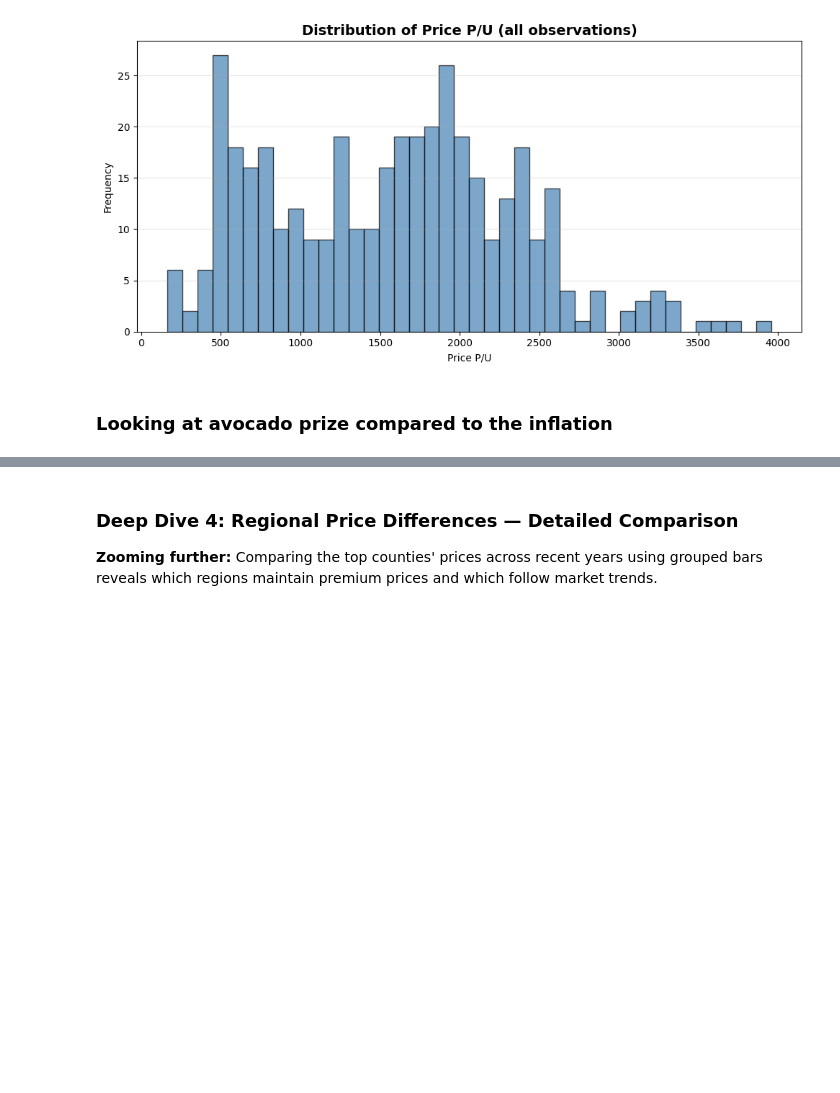
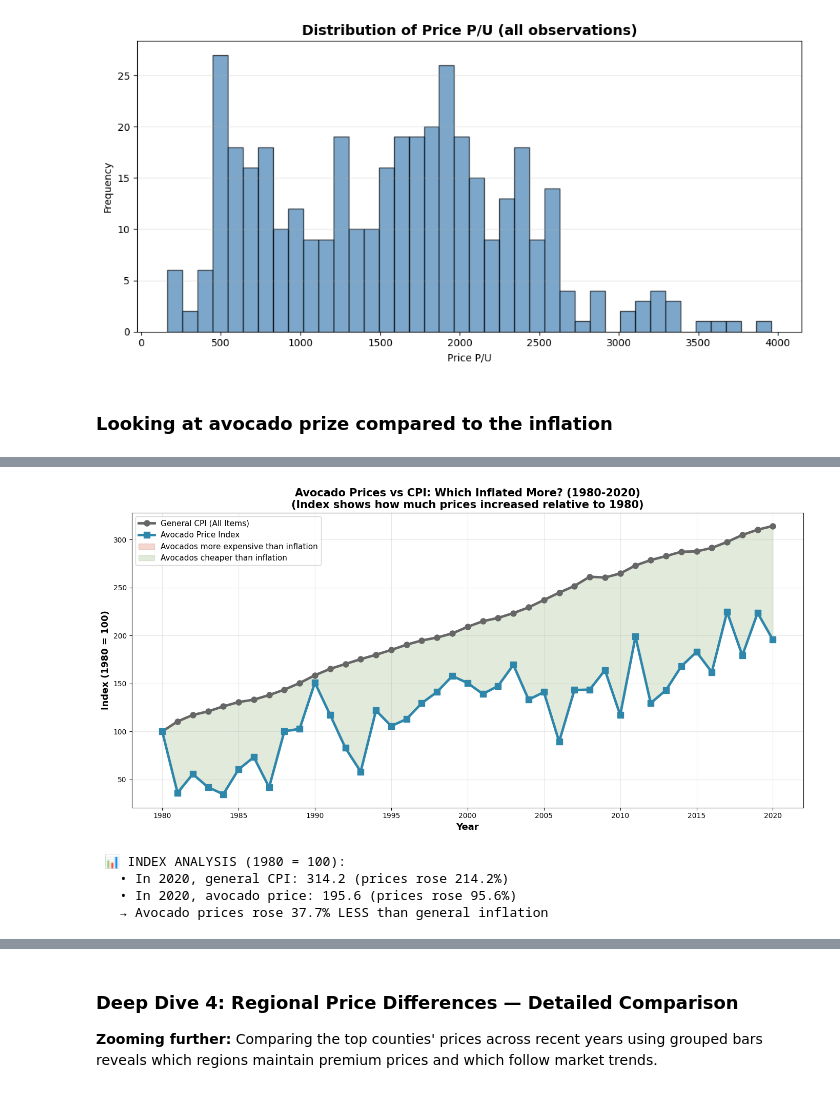
Before and after one commit to katrimik/avocado_vis, a Jupyter notebook: vis.ipynb, the cells around one changed output, grey strips where cells are left out. Cells and saved outputs as stored; diff of their text form; code cells hidden in the pictures; blank space fills up the shorter version.

Commit message:
add drought data, some vis accordingly

```diff
--- a/vis.ipynb
+++ b/vis.ipynb
@@ -1242,3 +1264,8 @@ plt.show()
 [figure]
 # %% [markdown]
 ### Looking at avocado prize compared to the inflation
+# %%
+# Read CPI data (Consumer Price Index All Urban Consumers)
+cpi = pd.read_csv('CPIAUCSL.csv')
+print("CPI data loaded successfully")
+print(cpi.head())
@@ -1244,0 +1322,47 @@ plt.show()
+# %%
+# VISUALIZATION 1: Index Comparison (Both normalized to 1980 = 100)
+# This shows if avocados have inflated faster or slower than general prices
+
+fig, ax = plt.subplots(figsize=(14, 7))
+
+ax.plot(comparison['Year'], comparison['CPI_Index'], marker='o', linewidth=3.5, markersize=8,
+        color='#666666', label='General CPI (All Items)', zorder=3)
+ax.plot(comparison['Year'], comparison['Avocado_Price_Index'], marker='s', linewidth=3.5, markersize=8,
+        color='#2E86AB', label='Avocado Price Index', zorder=3)
+
+ax.fill_between(comparison['Year'], comparison['CPI_Index'], comparison['Avocado_Price_Index'],
+                 where=(comparison['Avocado_Price_Index'] > comparison['CPI_Index']),
+                 alpha=0.2, color='#C73E1D', label='Avocados more expensive than inflation')
+ax.fill_between(comparison['Year'], comparison['CPI_Index'], comparison['Avocado_Price_Index'],
+                 where=(comparison['Avocado_Price_Index'] <= comparison['CPI_Index']),
+                 alpha=0.2, color='#6A994E', label='Avocados cheaper than inflation')
+
+ax.set_xlabel('Year', fontsize=13, fontweight='bold')
+ax.set_ylabel('Index (1980 = 100)', fontsize=13, fontweight='bold')
+ax.set_title('Avocado Prices vs CPI: Which Inflated More? (1980-2020)\n(Index shows how much prices increased relative to 1980)',
+             fontsize=15, fontweight='bold')
+ax.legend(loc='upper left', fontsize=11)
+ax.grid(True, alpha=0.3)
+plt.tight_layout()
+plt.show()
+
+# Analysis
+final_cpi_index = comparison[comparison['Year'] == 2020]['CPI_Index'].values[0]
+final_avocado_index = comparison[comparison['Year'] == 2020]['Avocado_Price_Index'].values[0]
+
+print(f"\n 📊 INDEX ANALYSIS (1980 = 100):")
+print(f"   • In 2020, general CPI: {final_cpi_index:.1f} (prices rose {final_cpi_index - 100:.1f}%)")
+print(f"   • In 2020, avocado price: {final_avocado_index:.1f} (prices rose {final_avocado_index - 100:.1f}%)")
+
+if final_avocado_index > final_cpi_index:
+    pct_more = ((final_avocado_index - final_cpi_index) / final_cpi_index) * 100
+    print(f"   → Avocado prices rose {pct_more:.1f}% MORE than general inflation")
+else:
+    pct_less = ((final_cpi_index - final_avocado_index) / final_cpi_index) * 100
+    print(f"   → Avocado prices rose {pct_less:.1f}% LESS than general inflation")
+# %% [output]
+[figure, added]
+ 📊 INDEX ANALYSIS (1980 = 100):
+   • In 2020, general CPI: 314.2 (prices rose 214.2%)
+   • In 2020, avocado price: 195.6 (prices rose 95.6%)
+   → Avocado prices rose 37.7% LESS than general inflation
```
Also changed, not shown: parts of 21 cells of this notebook, 2 other files.
